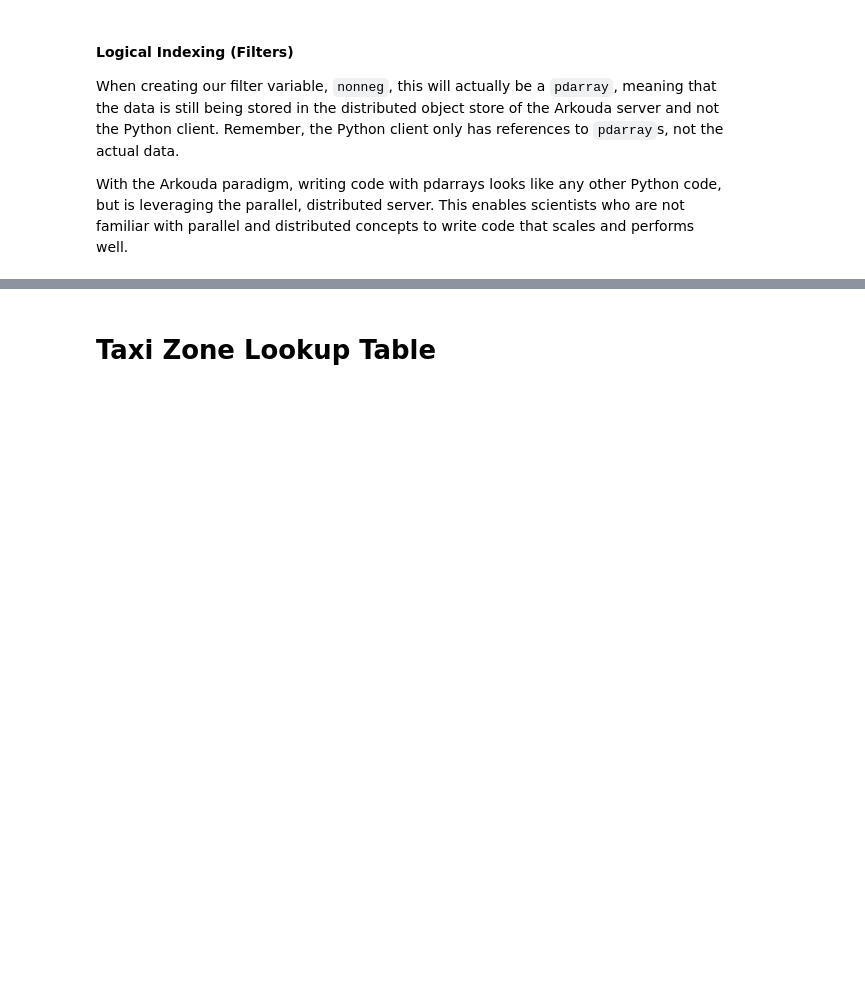
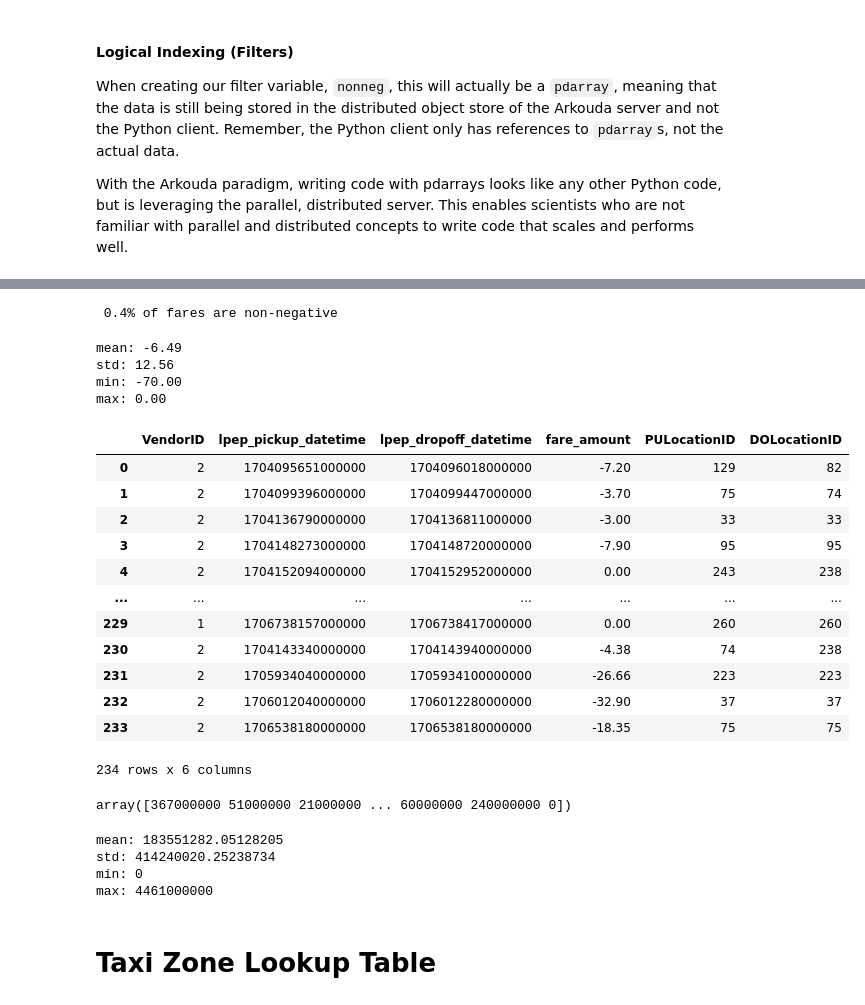
Before and after one commit to bmcdonald3/arkouda, a Jupyter notebook: CUG_tutorial_clean.ipynb, the cells around one changed output, grey strips where cells are left out. Cells and saved outputs as stored; diff of their text form; code cells hidden in the pictures; blank space fills up the shorter version.

```diff
--- a/CUG_tutorial_clean.ipynb
+++ b/CUG_tutorial_clean.ipynb
@@ -131,12 +170,44 @@ data[data['fare_amount'] > 1000]
 # %%
-nonneg = data['fare_amount'] >= 0
-print(f'{nonneg.sum() / nonneg.size : .1%} of fares are non-negative')
+neg = data['fare_amount'] <= 0
+print(f'{neg.sum() / neg.size : .1%} of fares are non-negative')
+# %% [output]
+ 0.4% of fares are non-negative
 # %%
-describe(data['fare_amount'][nonneg])
+describe(data['fare_amount'][neg])
+# %% [output]
+mean: -6.49
+std: 12.56
+min: -70.00
+max: 0.00
 # %%
-data_nonneg = ak.DataFrame({k:v[nonneg] for k, v in data.items()})
+data_neg = ak.DataFrame({k:v[neg] for k, v in data.items()})
 # %%
-data_nonneg
+data_neg
+# %% [output]
+|  | VendorID | lpep_pickup_datetime | lpep_dropoff_datetime | fare_amount | PULocationID | DOLocationID |
+| 0 | 2 | 1704095651000000 | 1704096018000000 | -7.20 | 129 | 82 |
+| 1 | 2 | 1704099396000000 | 1704099447000000 | -3.70 | 75 | 74 |
+| 2 | 2 | 1704136790000000 | 1704136811000000 | -3.00 | 33 | 33 |
+| 3 | 2 | 1704148273000000 | 1704148720000000 | -7.90 | 95 | 95 |
+| 4 | 2 | 1704152094000000 | 1704152952000000 | 0.00 | 243 | 238 |
+| ... | ... | ... | ... | ... | ... | ... |
+| 229 | 1 | 1706738157000000 | 1706738417000000 | 0.00 | 260 | 260 |
+| 230 | 2 | 1704143340000000 | 1704143940000000 | -4.38 | 74 | 238 |
+| 231 | 2 | 1705934040000000 | 1705934100000000 | -26.66 | 223 | 223 |
+| 232 | 2 | 1706012040000000 | 1706012280000000 | -32.90 | 37 | 37 |
+| 233 | 2 | 1706538180000000 | 1706538180000000 | -18.35 | 75 | 75 |
+234 rows x 6 columns
+# %%
+data_neg['lpep_dropoff_datetime'] - data_neg['lpep_pickup_datetime']
+# %% [output]
+array([367000000 51000000 21000000 ... 60000000 240000000 0])
+# %%
+describe(data_neg['lpep_dropoff_datetime'] - data_neg['lpep_pickup_datetime'])
+# %% [output]
+mean: 183551282.05128205
+std: 414240020.25238734
+min: 0
+max: 4461000000
 # %% [markdown]
 # Taxi Zone Lookup Table
 # %% [markdown]
```
Also changed, not shown: parts of 20 cells of this notebook.
